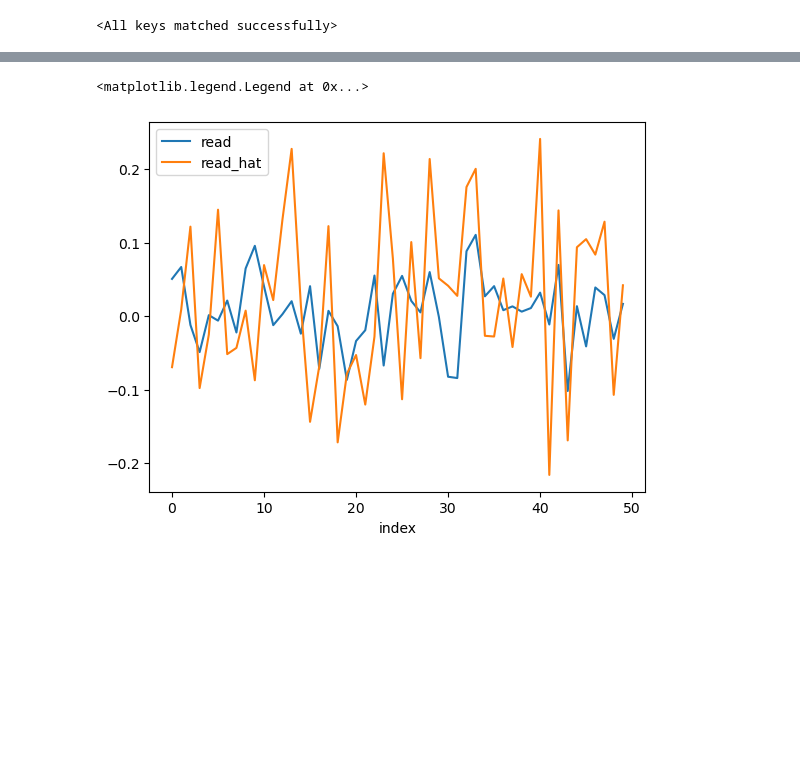
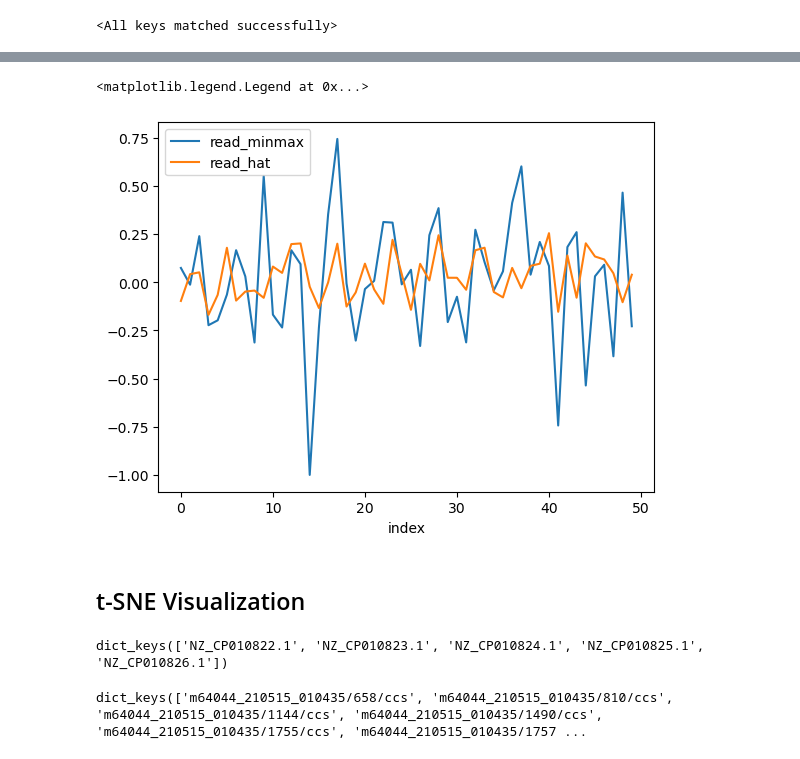
Before and after one commit to KennethEnevoldsen/dna2vec, a Jupyter notebook: evaluate/autoencoder.ipynb, the cells around one changed output, grey strips where cells are left out. Drawn from its saved outputs; the diff is of its cells as text; code cells hidden in the pictures; blank space fills up the shorter version.

```diff
--- a/evaluate/autoencoder.ipynb
+++ b/evaluate/autoencoder.ipynb
@@ -147,6 +187,11 @@ def get_subsequences(sequence, min_read_length=200, reads_per_step=100, read_len
         # no batches under batch_size
         flattened += list(filter(lambda x: len(x) == batch_size, batches_by_size))
     return flattened
+# %%
+def minmax(vec, new_min=-1.0, new_max=1.0):
+    tensor = torch.Tensor(vec)
+    tensor_min, tensor_max = torch.aminmax(tensor)
+    return (tensor - tensor_min)/(tensor_max - tensor_min) * (new_max - new_min) + new_min
 # %%
 batched_reads = get_subsequences(subsequence_of_reference)
 batches = []
@@ -195,7 +228,7 @@ Run data is saved locally in /mnt/SSD5/jshiffer/dna2vec/evaluate/wandb/run-20240
 # %%
 torch.save(vae.state_dict(), 'autoencoder.pth')
 # %%
-vae = Autoencoder().to('cuda')
+vae = VariationalAutoencoder().to('cuda')
 vae.load_state_dict(torch.load('autoencoder.pth'))
 # %% [output]
 <All keys matched successfully>
@@ -206,16 +239,16 @@ rand_idx = randint(0, len(seq) - 201)
 read = seq[rand_idx:rand_idx+200]
 
 vae.eval()
-read_enc = torch.Tensor(eval_model.encode([read])).to('cuda').view(1, 384)
+read_enc = minmax(eval_model.encode([read])).to('cuda').view(1, 384)
 enc = vae.enc(read_enc)
 #print(enc)
 read_hat = vae(read_enc)
-print("Loss:", F.mse_loss(read_enc, read_hat).item())
+print("MSE Loss:", F.mse_loss(read_enc, read_hat).item())
 #print(read_enc)
 #print(read_hat)
 
 import matplotlib.pyplot as plt
-plt.plot(read_enc[0].detach().cpu().numpy()[:50], label="read")
+plt.plot(read_enc[0].detach().cpu().numpy()[:50], label="read_minmax")
 plt.plot(read_hat[0].detach().cpu().numpy()[:50], label="read_hat")
 plt.xlabel("index")
 plt.legend()
@@ -224,2 +257,4 @@ Loss: 0.015568731352686882
 <matplotlib.legend.Legend at 0x...>
-[figure, old version]
+[figure, new version]
+# %% [markdown]
+## t-SNE Visualization
@@ -225,0 +287,20 @@ Loss: 0.015568731352686882
+# %%
+#Thermus aquaticus
+from aligners.helpers import load_reference_genome
+fasta_file = "/mnt/SSD2/pholur/General_Models/data/thermus_aquaticus/thermus_aquaticus.fasta"
+dictionary_of_reference = load_reference_genome(fasta_file)
+print(dictionary_of_reference.keys())
+
+X, labels = prepare_cluster_data()
+# %% [output]
+dict_keys(['NZ_CP010822.1', 'NZ_CP010823.1', 'NZ_CP010824.1', 'NZ_CP010825.1', 'NZ_CP010826.1'])
+# %%
+#Run this cell to substitute Thermus aquaticus with S. erecta
+from aligners.helpers import load_reference_genome
+fasta_file = "/mnt/SSD5/jshiffer/data/m64044_210515_010435.subreads.ccs.demux.S_erecta--S_erecta.fasta"
+dictionary_of_reference = load_reference_genome(fasta_file)
+print(dictionary_of_reference.keys())
+
+X, labels = prepare_cluster_data()
+# %% [output]
+dict_keys(['m64044_210515_010435/658/ccs', 'm64044_210515_010435/810/ccs', 'm64044_210515_010435/1144/ccs', 'm64044_210515_010435/1490/ccs', 'm64044_210515_010435/1755/ccs', 'm64044_210515_010435/1757 ...
```
Also changed, not shown: parts of 11 cells of this notebook.
